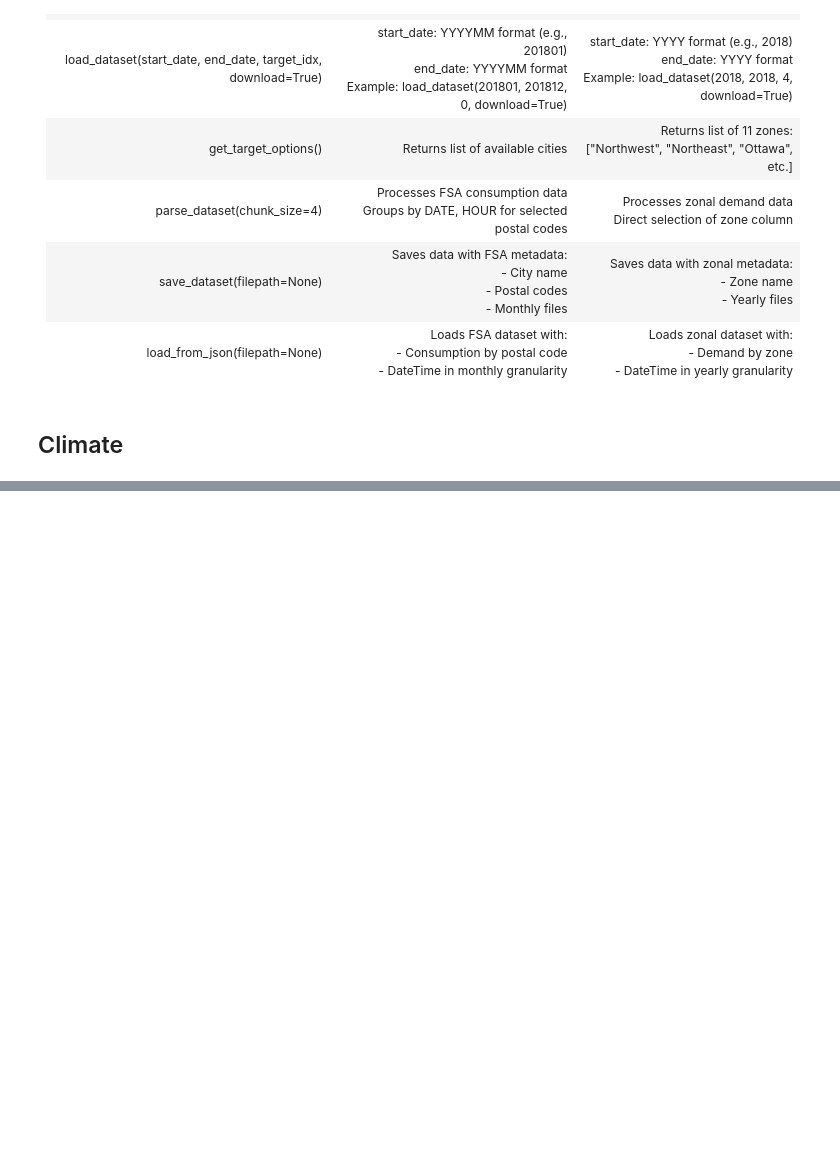
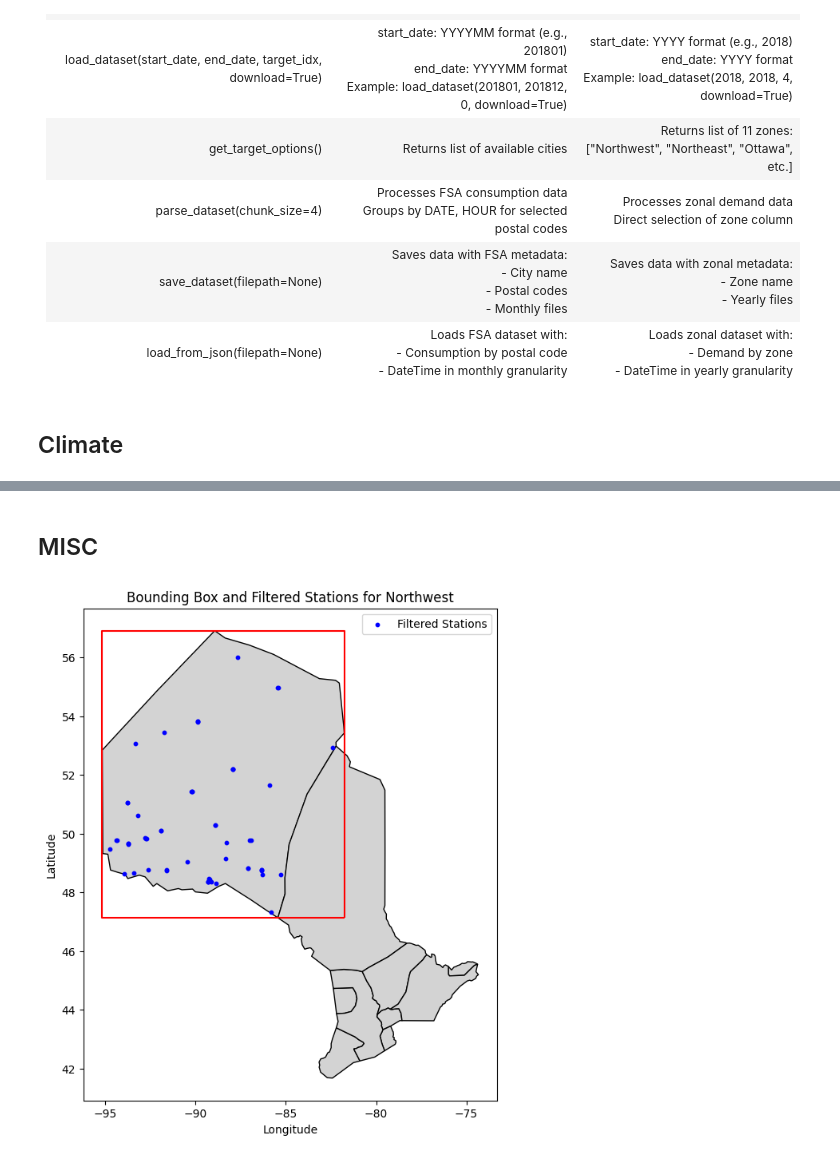
Before and after one commit to tanmayyb/ele70_bv03, a Jupyter notebook: research/datasets/dataset.ipynb, the cells around one changed output, grey strips where cells are left out. Saved outputs shown, nothing was run; the diff lists cells and outputs as text; code cells hidden in the pictures; blank space fills up the shorter version.

```diff
--- a/research/datasets/dataset.ipynb
+++ b/research/datasets/dataset.ipynb
@@ -61,3 +256,59 @@ dataset.load_dataset(start_date=202001, end_date=202101)
+# %% [markdown]
+## MISC
+# %%
+import matplotlib.pyplot as plt
+import geopandas as gpd
+import shapely
+from shapely.geometry import Point
+
+geojson_file = r'C:\Users\tanma\Documents\github\capstone\api\ieso_zones.geojson'
+zones = gpd.read_file(geojson_file).to_crs("EPSG:4326")
+zones.set_index('Name', inplace=True)
+def convert_to_tuple(coord_str):
+    return tuple(map(float, coord_str.strip('()').split(', ')))
+zones['top_left'] = zones['top_left'].apply(convert_to_tuple)
+zones['bottom_right'] = zones['bottom_right'].apply(convert_to_tuple)
+
+zone = 'Northwest'
+top_left = zones.loc[zone].top_left
+bottom_right = zones.loc[zone].bottom_right
+zone_geometry = zones.loc[zone].geometry
+
+maxy, minx = zones.loc[zone].top_left
+miny, maxx = zones.loc[zone].bottom_right
+
+def is_within_zone(station):
+    point = Point(station['longitude'], station['latitude'])
+    return point.within(zone_geometry)
+
+stations = Stations().region('CA')
+stations = stations.bounds(top_left, bottom_right)
+stations = stations.fetch()
+filtered_stations = stations[stations.apply(is_within_zone, axis=1)]
+
+plot = True
+if plot:
+  # Create a GeoDataFrame for the bounding box
+  bbox = gpd.GeoDataFrame({'geometry': [shapely.geometry.box(minx, miny, maxx, maxy)]}, crs="EPSG:4326")
+
+  # Plot the zones, the bounding box, and the filtered stations
+  fig, ax = plt.subplots(figsize=(10, 8))
+  zones.plot(ax=ax, color='lightgrey', edgecolor='black')
+  bbox.boundary.plot(ax=ax, color='red')
+
+  # Plot the filtered stations
+  ax.scatter(filtered_stations['longitude'], filtered_stations['latitude'], color='blue', label='Filtered Stations', s=10)
+
+  # Set labels and title
+  ax.set_xlabel('Longitude')
+  ax.set_ylabel('Latitude')
+  ax.set_title(f'Bounding Box and Filtered Stations for {zone}')
+  ax.legend()
+
+  # Show the plot
+  plt.show()
+# %% [output]
+[figure, added]
 # %%
 # class DatasetLoader():
 #   def __init__(self, dataset: Dataset):
```
Also changed, not shown: parts of 16 cells of this notebook.
